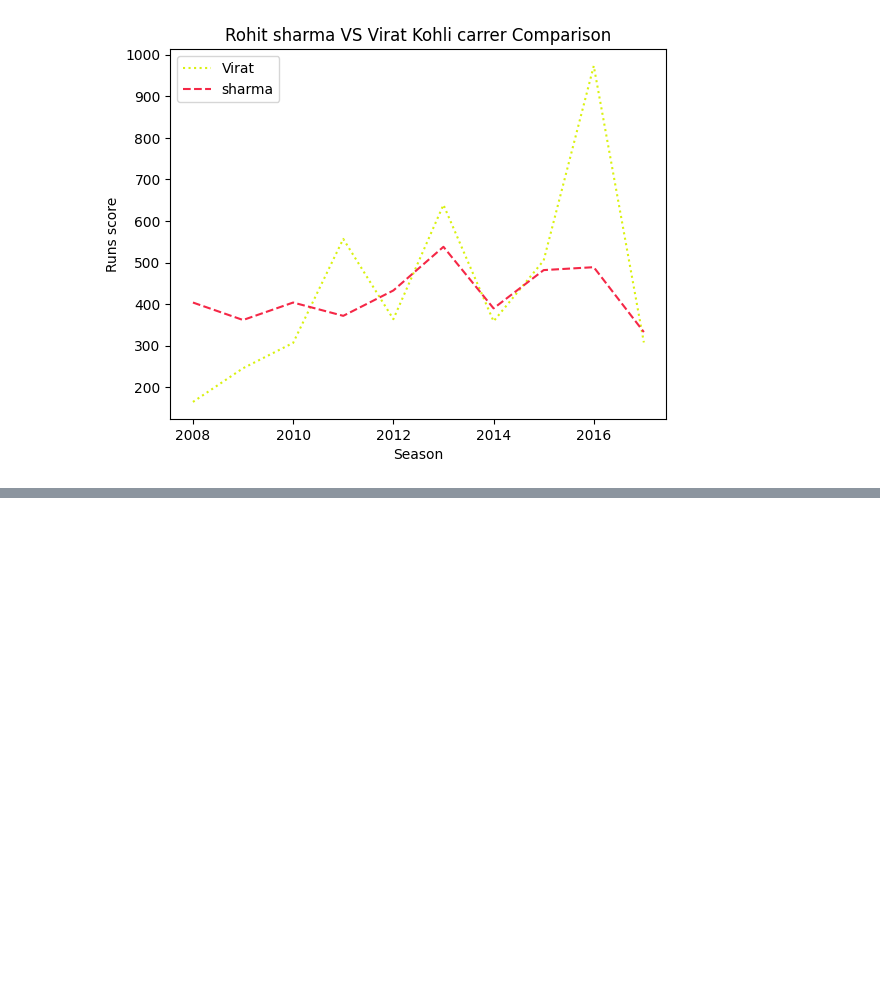
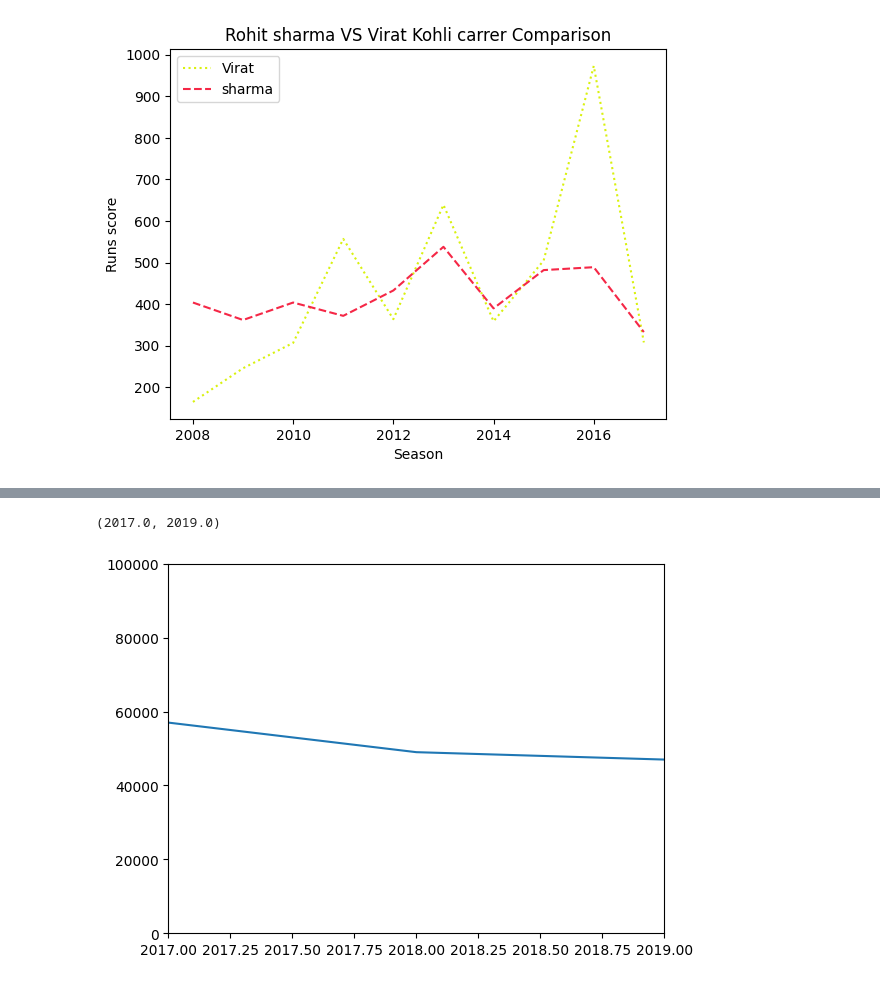
Before and after one commit to simran-aug15/Matplotlib, a Jupyter notebook: 2d_lineplot.ipynb, the cells around one changed output, grey strips where cells are left out. Cells and saved outputs as stored; diff of their text form; code cells hidden in the pictures; blank space fills up the shorter version.

```diff
--- a/2d_lineplot.ipynb
+++ b/2d_lineplot.ipynb
@@ -97,0 +106,10 @@ plt.legend()
+# %%
+#  After using limiting axes
+price=[48000,54000,57000,49000,47000,45000,450000]
+year=[2015,2016,2017,2018,2019,2020,2021]
+plt.plot(year,price)
+plt.ylim(0,100000)  # This is used when we only want to see the variation of less data,not the highest data
+plt.xlim(2017,2019)
+# %% [output]
+(2017.0, 2019.0)
+[figure, added]
```
Also changed, not shown: parts of 3 cells of this notebook.
